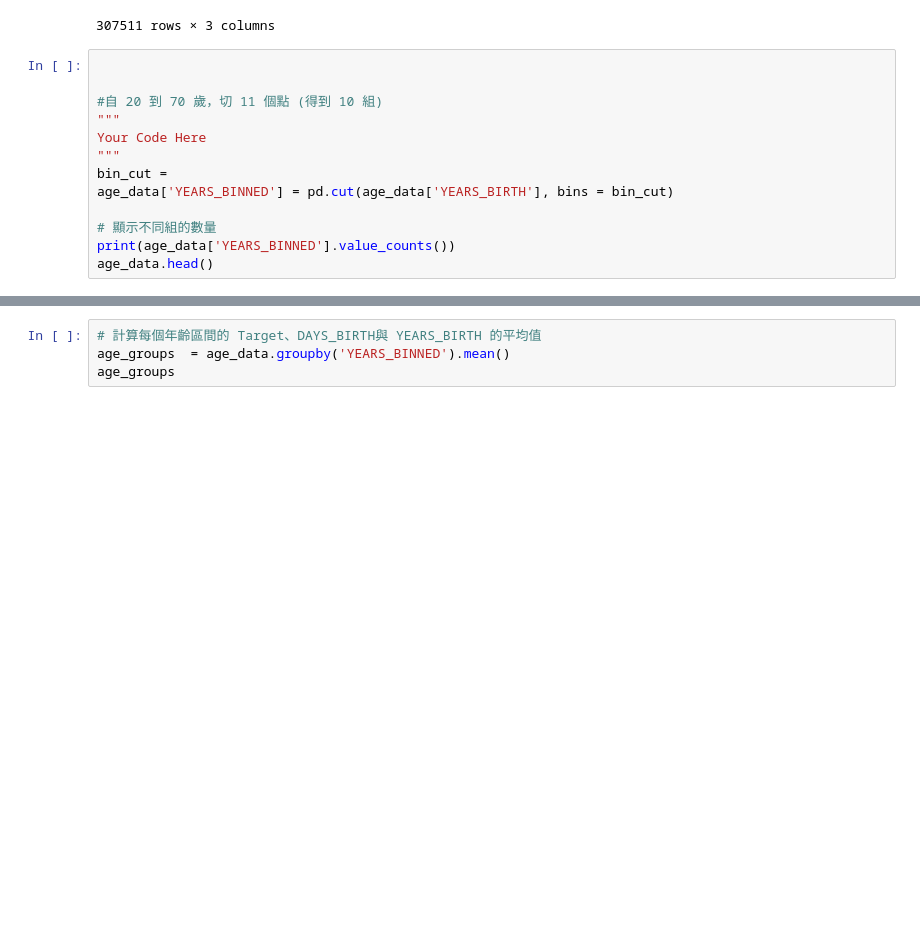
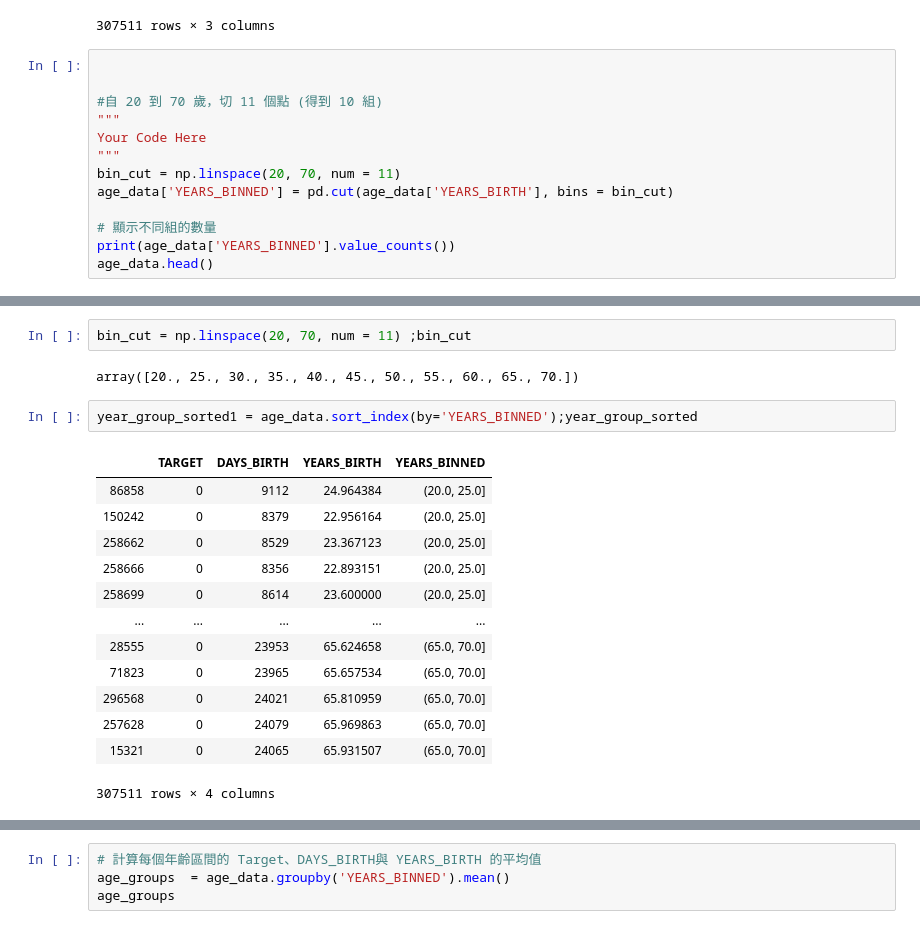
Before and after one commit to jttsai1994/4th-ML100Days, a Jupyter notebook: homework/Day_016_HW.ipynb, the cells around one changed output, grey strips where cells are left out. Drawn from its saved outputs; the diff is of its cells as text; blank space fills up the shorter version.

```diff
--- a/homework/Day_016_HW.ipynb
+++ b/homework/Day_016_HW.ipynb
@@ -73,7 +73,7 @@ age_data
 """
 Your Code Here
 """
-bin_cut =
+bin_cut = np.linspace(20, 70, num = 11)
 age_data['YEARS_BINNED'] = pd.cut(age_data['YEARS_BIRTH'], bins = bin_cut)
 
 # 顯示不同組的數量
@@ -81,0 +100,20 @@ age_data.head()
+# %%
+bin_cut = np.linspace(20, 70, num = 11) ;bin_cut
+# %% [output]
+array([20., 25., 30., 35., 40., 45., 50., 55., 60., 65., 70.])
+# %%
+year_group_sorted1 = age_data.sort_index(by='YEARS_BINNED');year_group_sorted
+# %% [output]
+|  | TARGET | DAYS_BIRTH | YEARS_BIRTH | YEARS_BINNED |
+| 86858 | 0 | 9112 | 24.964384 | (20.0, 25.0] |
+| 150242 | 0 | 8379 | 22.956164 | (20.0, 25.0] |
+| 258662 | 0 | 8529 | 23.367123 | (20.0, 25.0] |
+| 258666 | 0 | 8356 | 22.893151 | (20.0, 25.0] |
+| 258699 | 0 | 8614 | 23.600000 | (20.0, 25.0] |
+| ... | ... | ... | ... | ... |
+| 28555 | 0 | 23953 | 65.624658 | (65.0, 70.0] |
+| 71823 | 0 | 23965 | 65.657534 | (65.0, 70.0] |
+| 296568 | 0 | 24021 | 65.810959 | (65.0, 70.0] |
+| 257628 | 0 | 24079 | 65.969863 | (65.0, 70.0] |
+| 15321 | 0 | 24065 | 65.931507 | (65.0, 70.0] |
+307511 rows × 4 columns
```
Also changed, not shown: parts of 3 cells of this notebook, 2 other files.
